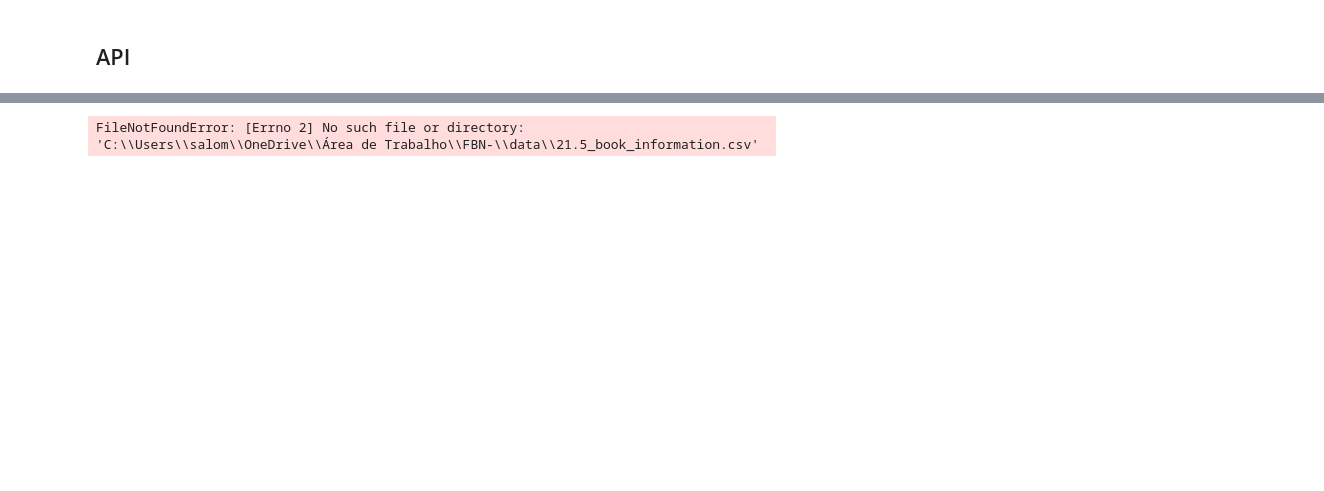
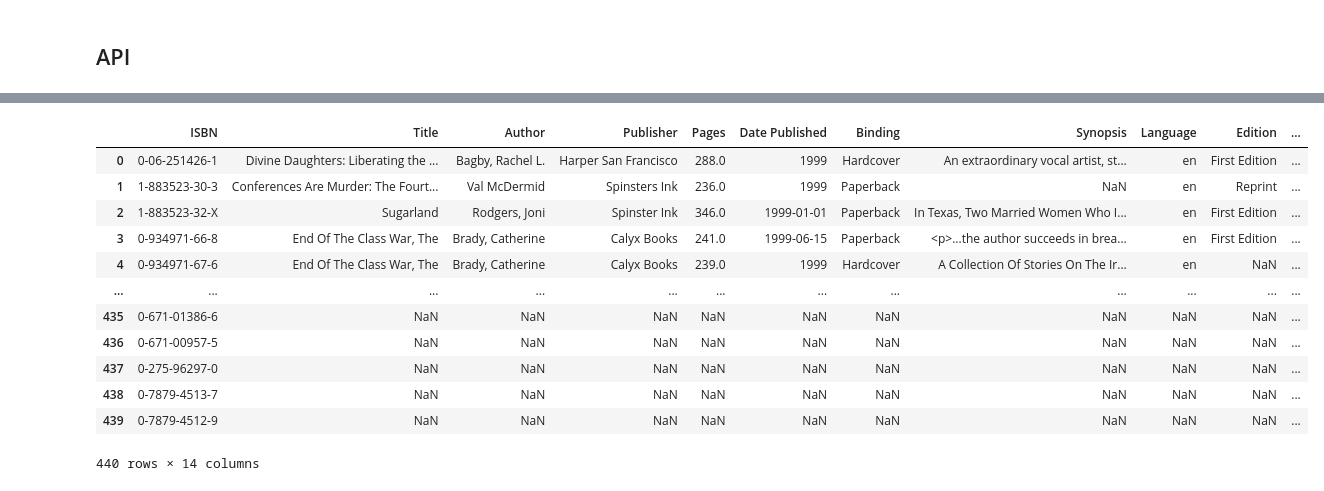
Before and after one commit to SSGrasland/FBN, a Jupyter notebook: notebooks/scraping2024.ipynb, the cells around one changed output, grey strips where cells are left out. Cells and saved outputs as stored; diff of their text form; code cells hidden in the pictures; blank space fills up the shorter version.

```diff
--- a/notebooks/scraping2024.ipynb
+++ b/notebooks/scraping2024.ipynb
@@ -244,15 +206,27 @@ See the caveats in the documentation: https://pandas.pydata.org/pandas-docs/stab
 # %%
 import pandas as pd
 
 # Specify the file path
-file_path = r'C:\Users\salom\OneDrive\Área de Trabalho\FBN-\data\21.5_book_information.csv'
+file_path = r'C:\Users\salom\OneDrive\Área de Trabalho\FBN New\FBN\notebooks\book_information.csv'
 
 # Read the CSV file into a DataFrame
 info = pd.read_csv(file_path)
 
 info
 # %% [output]
+|  | ISBN | Title | Author | Publisher | Pages | Date Published | Binding | Synopsis | Language | Edition | ... |
+| 0 | 0-06-251426-1 | Divine Daughters: Liberating the ... | Bagby, Rachel L. | Harper San Francisco | 288.0 | 1999 | Hardcover | An extraordinary vocal artist, st... | en | First Edition | ... |
+| 1 | 1-883523-30-3 | Conferences Are Murder: The Fourt... | Val McDermid | Spinsters Ink | 236.0 | 1999 | Paperback | NaN | en | Reprint | ... |
+| 2 | 1-883523-32-X | Sugarland | Rodgers, Joni | Spinster Ink | 346.0 | 1999-01-01 | Paperback | In Texas, Two Married Women Who I... | en | First Edition | ... |
+| 3 | 0-934971-66-8 | End Of The Class War, The | Brady, Catherine | Calyx Books | 241.0 | 1999-06-15 | Paperback | <p>...the author succeeds in brea... | en | First Edition | ... |
+| 4 | 0-934971-67-6 | End Of The Class War, The | Brady, Catherine | Calyx Books | 239.0 | 1999 | Hardcover | A Collection Of Stories On The Ir... | en | NaN | ... |
+| ... | ... | ... | ... | ... | ... | ... | ... | ... | ... | ... | ... |
+| 435 | 0-671-01386-6 | NaN | NaN | NaN | NaN | NaN | NaN | NaN | NaN | NaN | ... |
+| 436 | 0-671-00957-5 | NaN | NaN | NaN | NaN | NaN | NaN | NaN | NaN | NaN | ... |
+| 437 | 0-275-96297-0 | NaN | NaN | NaN | NaN | NaN | NaN | NaN | NaN | NaN | ... |
+| 438 | 0-7879-4513-7 | NaN | NaN | NaN | NaN | NaN | NaN | NaN | NaN | NaN | ... |
+| 439 | 0-7879-4512-9 | NaN | NaN | NaN | NaN | NaN | NaN | NaN | NaN | NaN | ... |
-FileNotFoundError: [Errno 2] No such file or directory: 'C:\\Users\\salom\\OneDrive\\Área de Trabalho\\FBN-\\data\\21.5_book_information.csv'
+440 rows × 14 columns
 # %%
 merge = pd.merge(info, page, on='ISBN', how='left')
 merge
```
Also changed, not shown: parts of 16 cells of this notebook, 4 other files.
